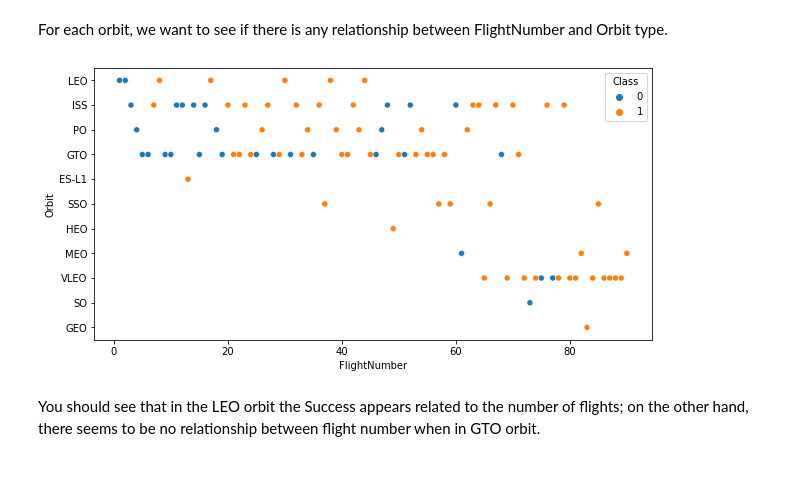
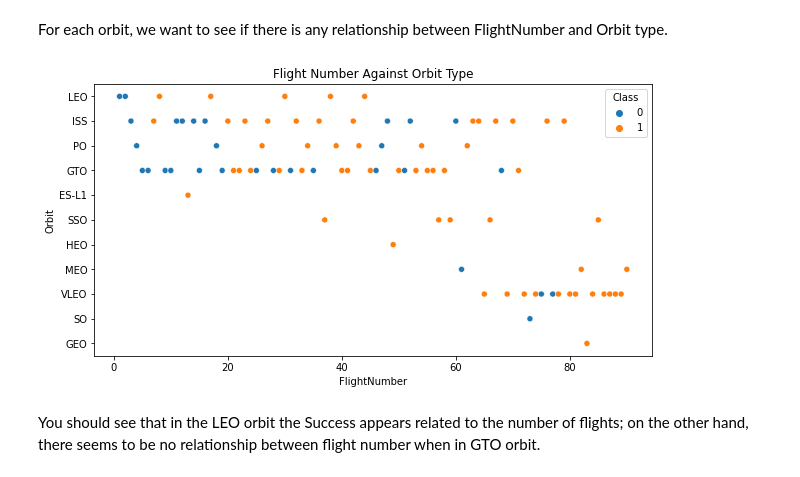
Before and after one commit to fadhilrezam/applied_data_science_capstone, a Jupyter notebook: jupyter-labs-eda-dataviz.ipynb, the cells around one changed output. Saved outputs shown, nothing was run; the diff lists cells and outputs as text; code cells hidden in the pictures.

```diff
--- a/jupyter-labs-eda-dataviz.ipynb
+++ b/jupyter-labs-eda-dataviz.ipynb
@@ -133,10 +136,11 @@ For each orbit, we want to see if there is any relationship between FlightNumber
 # %%
 # Plot a scatter point chart with x axis to be FlightNumber and y axis to be the Orbit, and hue to be the class value
 plt.figure(figsize = (10,5))
 sns.scatterplot(data = df, x ='FlightNumber', y = 'Orbit', hue = 'Class')
+plt.title('Flight Number Against Orbit Type')
 plt.show()
 # %% [output]
-[figure, old version]
+[figure, new version]
 # %% [markdown]
 You should see that in the LEO orbit the Success appears related to the number of flights; on the other hand, there seems to be no relationship between flight number when in GTO orbit.
 # %% [markdown]
```
Also changed, not shown: parts of 5 cells of this notebook, 18 other files.
